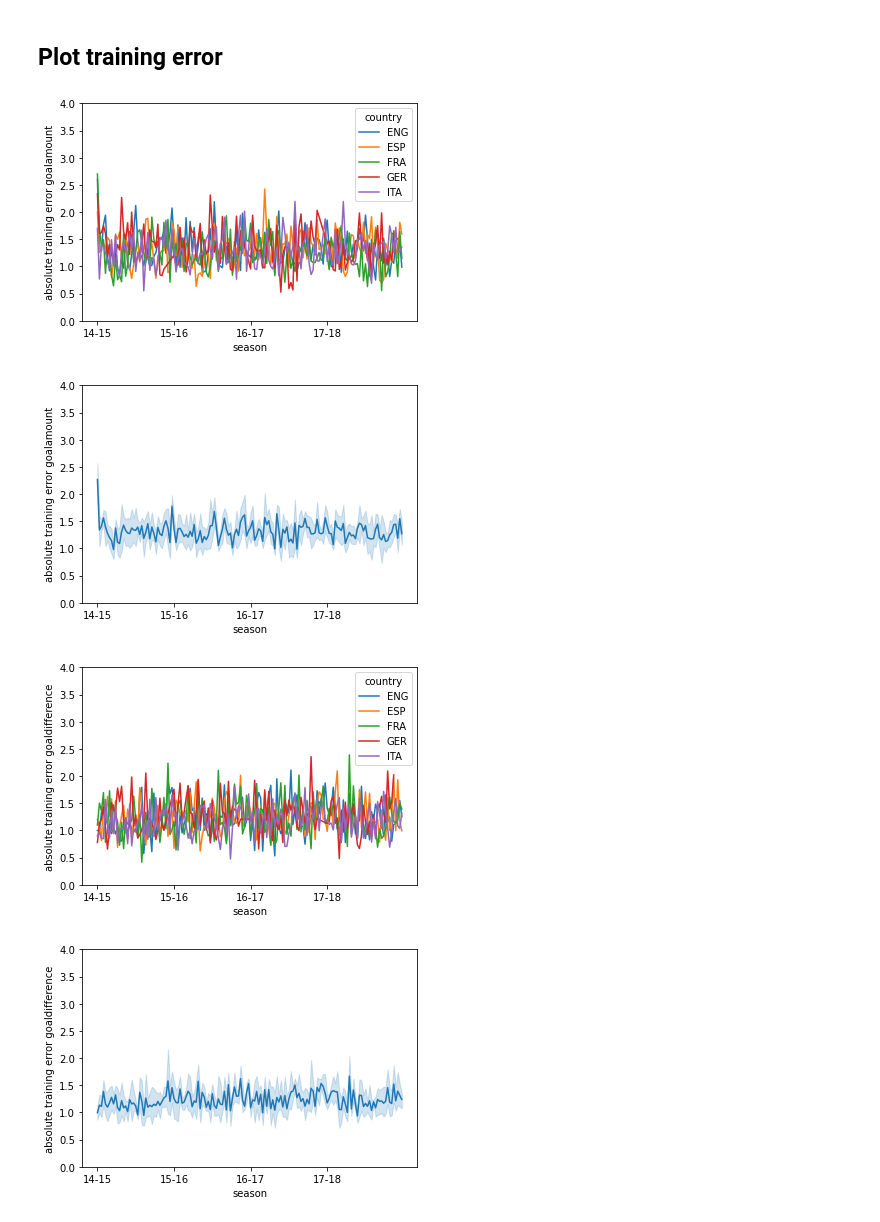
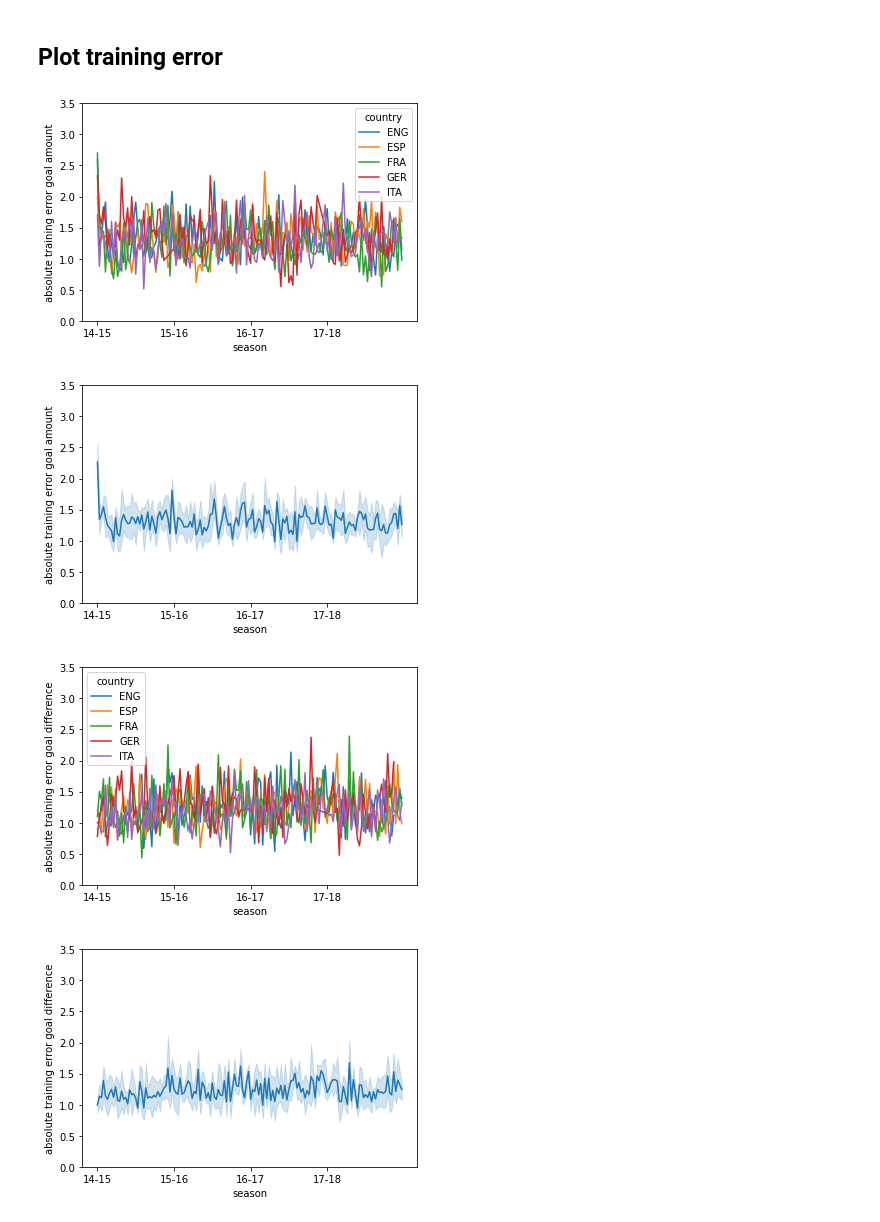
Before and after one commit to LUKEx76/football_prediction, a Jupyter notebook: xg_model/xg_regression.ipynb, the cells around one changed output. Cells and saved outputs as stored; diff of their text form; code cells hidden in the pictures.

```diff
--- a/xg_model/xg_regression.ipynb
+++ b/xg_model/xg_regression.ipynb
@@ -497,39 +497,39 @@ sns.lineplot(data=training_error_df,
              x="season_matchnumber", y="abs_error_ga", hue="country")
 plt.xticks(["14_1", "15_1", "16_1", "17_1"], [
            "14-15", "15-16", "16-17", "17-18"])
-plt.ylim(0, 4)
+plt.ylim(0, 3.5)
 plt.xlabel("season")
-plt.ylabel("absolute training error goalamount")
+plt.ylabel("absolute training error goal amount")
 plt.show()
 sns.lineplot(data=training_error_df, x="season_matchnumber",
              y="abs_error_ga")
 plt.xticks(["14_1", "15_1", "16_1", "17_1"], [
            "14-15", "15-16", "16-17", "17-18"])
-plt.ylim(0, 4)
+plt.ylim(0, 3.5)
 plt.xlabel("season")
-plt.ylabel("absolute training error goalamount")
+plt.ylabel("absolute training error goal amount")
 plt.show()
 # %% [output]
-[figure, old version]
+[figure, new version]
-[figure, old version]
+[figure, new version]
 # %%
 sns.lineplot(data=training_error_df, x="season_matchnumber",
              y="abs_error_gd", hue="country")
 plt.xticks(["14_1", "15_1", "16_1", "17_1"], [
            "14-15", "15-16", "16-17", "17-18"])
-plt.ylim(0, 4)
+plt.ylim(0, 3.5)
 plt.xlabel("season")
-plt.ylabel("absolute training error goaldifference")
+plt.ylabel("absolute training error goal difference")
 plt.show()
 sns.lineplot(data=training_error_df, x="season_matchnumber",
              y="abs_error_gd")
 plt.xticks(["14_1", "15_1", "16_1", "17_1"], [
            "14-15", "15-16", "16-17", "17-18"])
-plt.ylim(0, 4)
+plt.ylim(0, 3.5)
 plt.xlabel("season")
-plt.ylabel("absolute training error goaldifference")
+plt.ylabel("absolute training error goal difference")
 plt.show()
 # %% [output]
-[figure, old version]
+[figure, new version]
-[figure, old version]
+[figure, new version]
 # %%
```
Also changed, not shown: parts of 6 cells of this notebook, 4 other files.
